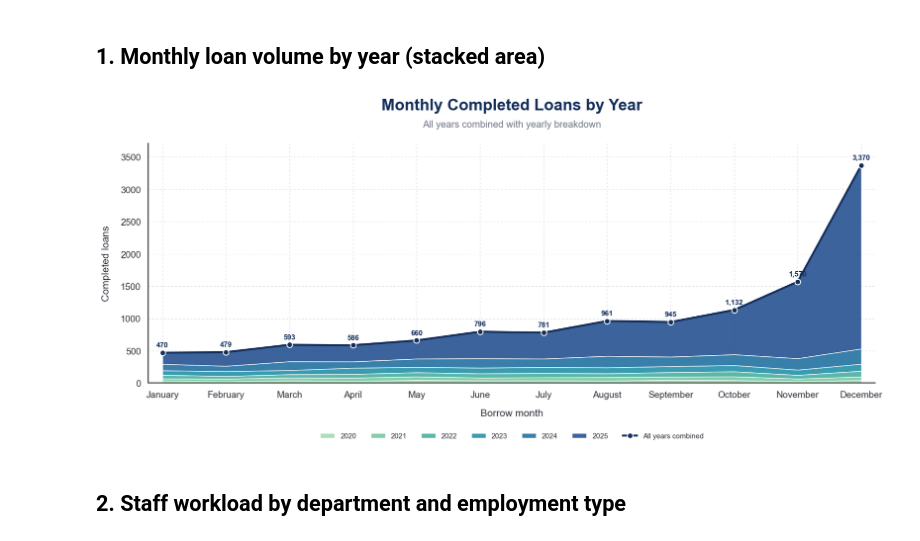
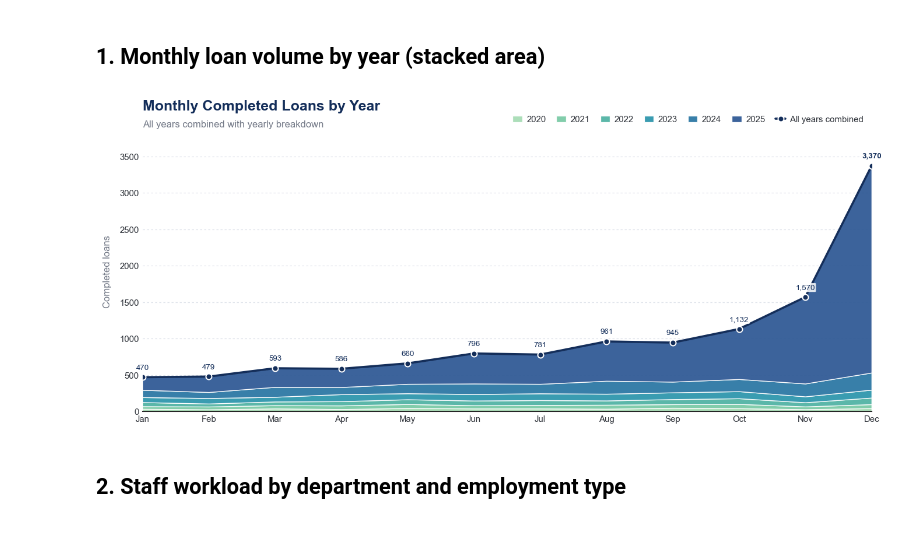
Before and after one commit to pufferfish3e/data-engineering-ca2, a Jupyter notebook: analysis/dw_insights_graphs.ipynb, the cells around one changed output. Saved outputs shown, nothing was run; the diff lists cells and outputs as text; code cells hidden in the pictures.

```diff
--- a/analysis/dw_insights_graphs.ipynb
+++ b/analysis/dw_insights_graphs.ipynb
@@ -7,12 +7,14 @@ from pathlib import Path
 import pandas as pd
 import matplotlib.pyplot as plt
 import seaborn as sns
+from matplotlib.patches import Patch
 
 # Shared visual design based on the reference chart.
 NAVY = '#142E5A'
 TEXT = '#30343B'
 MUTED = '#737987'
 GRID = '#D9DEE7'
+LATE = '#D9822B'
 PALETTE = ['#A8DDB5', '#7BCBA7', '#52B3A5', '#2F97AD', '#2D78A5', '#315B96']
 
 sns.set_theme(style='white', context='notebook', font_scale=1.05, palette=PALETTE)
@@ -37,6 +39,19 @@ def style_chart(ax, title, subtitle, xlabel='', ylabel='', grid_axis='both'):
     ax.set_axisbelow(True)
     sns.despine(ax=ax)
 
+# Tighter dashboard variant: left-aligned heading, one grid axis, no side spines.
+def style_dashboard(ax, title, subtitle, xlabel='', ylabel='', grid_axis='y'):
+    ax.set_title(title, fontsize=15, fontweight='bold', color=NAVY, loc='left', pad=22)
+    ax.text(0, 1.01, subtitle, transform=ax.transAxes, ha='left', va='bottom',
+            fontsize=10, color=MUTED)
+    ax.set_xlabel(xlabel, fontsize=10, color=MUTED, labelpad=8)
+    ax.set_ylabel(ylabel, fontsize=10, color=MUTED, labelpad=8)
+    ax.grid(True, axis=grid_axis, color=GRID, linewidth=0.7,
+            linestyle=(0, (3, 3)), alpha=0.9)
+    ax.set_axisbelow(True)
+    ax.tick_params(labelsize=9, length=0)
+    sns.despine(ax=ax, left=True)
+
 def style_panel(ax, title, xlabel='', ylabel='', grid_axis='x'):
     ax.set_title(title, fontsize=14, fontweight='bold', color=NAVY, pad=12)
     ax.set_xlabel(xlabel, labelpad=10)
@@ -141,37 +156,43 @@ seasonal['MonthName'] = pd.Categorical(seasonal['MonthName'], categories=month_o
 # %%
 monthly_area = (monthly.pivot_table(index='MonthName', columns='Year', values='TotalLoans',
                                     aggfunc='sum', fill_value=0)
                 .reindex(month_order))
 monthly_area = monthly_area.reindex(sorted(monthly_area.columns), axis=1)
 
 x = range(len(month_order))
 colours = PALETTE[:len(monthly_area.columns)]
 
-fig, ax = plt.subplots(figsize=(14, 7))
+fig, ax = plt.subplots(figsize=(11.5, 5))
 ax.stackplot(x, monthly_area.T.to_numpy(), labels=monthly_area.columns.astype(str),
              colors=colours, alpha=0.95, edgecolor='white', linewidth=0.8)
 
 # Trace and label the combined total so the monthly peaks are easy to identify.
 monthly_totals = monthly_area.sum(axis=1).to_numpy()
-ax.plot(x, monthly_totals, color=NAVY, linewidth=2.5, marker='o',
+ax.plot(x, monthly_totals, color=NAVY, linewidth=2.2, marker='o',
         markerfacecolor=NAVY, markeredgecolor='white', markeredgewidth=1.2,
-        markersize=7, label='All years combined')
+        markersize=6, label='All years combined')
+peak_month = int(monthly_totals.argmax())
 for i, total in enumerate(monthly_totals):
-    ax.annotate(f'{int(total):,}', (x[i], total), xytext=(0, 7),
-                textcoords='offset points', ha='center', fontsize=9,
-                fontweight='bold', color=NAVY)
+    ax.annotate(f'{int(total):,}', (i, total), xytext=(0, 8),
+                textcoords='offset points', ha='center', fontsize=8,
+                fontweight='bold' if i == peak_month else 'normal', color=NAVY,
+                bbox=dict(boxstyle='round,pad=0.12', facecolor='white',
+                          edgecolor='none', alpha=0.85))
 
-ax.set_xticks(x, month_order)
-style_chart(ax, 'Monthly Completed Loans by Year',
-            'All years combined with yearly breakdown',
-            xlabel='Borrow month', ylabel='Completed loans')
-ax.margins(x=0.02, y=0.10)
-ax.legend(ncol=7, frameon=False, loc='upper center',
-          bbox_to_anchor=(0.5, -0.18), fontsize=9)
-fig.tight_layout(rect=[0, 0.06, 1, 1])
+# Short month labels and a fixed x range keep the area flush with the axes.
+ax.set_xticks(x, [name[:3] for name in month_order])
+ax.set_xlim(0, len(month_order) - 1)
+ax.margins(y=0.14)
+style_dashboard(ax, 'Monthly Completed Loans by Year',
+                'All years combined with yearly breakdown',
+                ylabel='Completed loans', grid_axis='y')
+ax.legend(ncol=len(monthly_area.columns) + 1, frameon=False, loc='lower right',
+          bbox_to_anchor=(1, 1.0), fontsize=9, handlelength=1.1,
+          handletextpad=0.5, columnspacing=1.2)
+fig.tight_layout()
 plt.show()
 # %% [output]
-[figure, old version]
+[figure, new version]
 # %% [markdown]
 ## 2. Staff workload by department and employment type
 # %%
```
Also changed, not shown: parts of 1 cell of this notebook.
